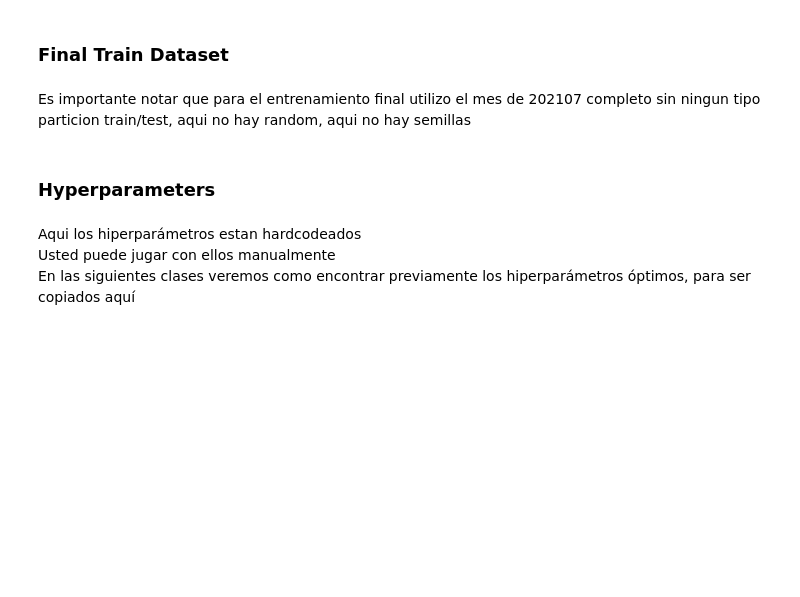
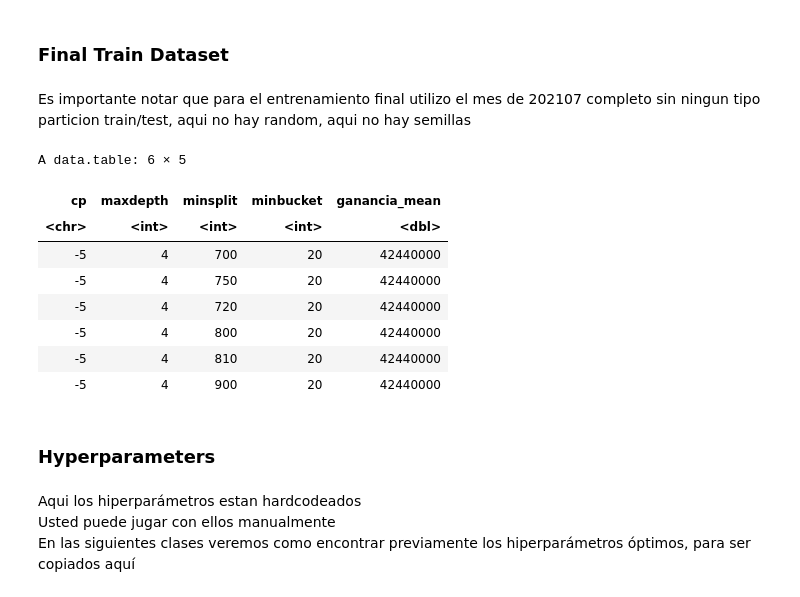
Before and after one commit to cchasampi/labo2025v, a Jupyter notebook: src/rpart/102_FinalTrainv5.ipynb, the cells around one changed output. Cells and saved outputs as stored; diff of their text form; code cells hidden in the pictures; blank space fills up the shorter version.

```diff
--- a/src/rpart/102_FinalTrainv5.ipynb
+++ b/src/rpart/102_FinalTrainv5.ipynb
@@ -107,8 +127,21 @@ setwd( paste0("/content/buckets/b1/exp/", experimento ))
 Es importante notar que para el entrenamiento final utilizo el mes de 202107 completo sin ningun tipo particion  train/test, aqui no hay random, aqui no hay semillas
 # %%
 # lectura del dataset
-dataset <- fread("/content/datasets/dataset_pequeno.csv")
-dtrain_final <- dataset[foto_mes == 202107] # defino donde voy a entrenar
+dtrain_final <- fread("/content/datasets/grigri.csv")
+#dtrain_final <- dataset[foto_mes == 202107] # defino donde voy a entrenar
+dtrain_final <- dtrain_final[, .(cp, maxdepth, minsplit,minbucket,ganancia_mean)]
+dtrain_final$ganancia_mean <- as.numeric(gsub("\\.", "", dtrain_final$ganancia_mean))
+head(dtrain_final)
+# %% [output]
+A data.table: 6 × 5
+| cp | maxdepth | minsplit | minbucket | ganancia_mean |
+| <chr> | <int> | <int> | <int> | <dbl> |
+| -5 | 4 | 700 | 20 | 42440000 |
+| -5 | 4 | 750 | 20 | 42440000 |
+| -5 | 4 | 720 | 20 | 42440000 |
+| -5 | 4 | 800 | 20 | 42440000 |
+| -5 | 4 | 810 | 20 | 42440000 |
+| -5 | 4 | 900 | 20 | 42440000 |
 # %% [markdown]
 ### Hyperparameters
 # %% [markdown]
```
Also changed, not shown: parts of 5 cells of this notebook.
